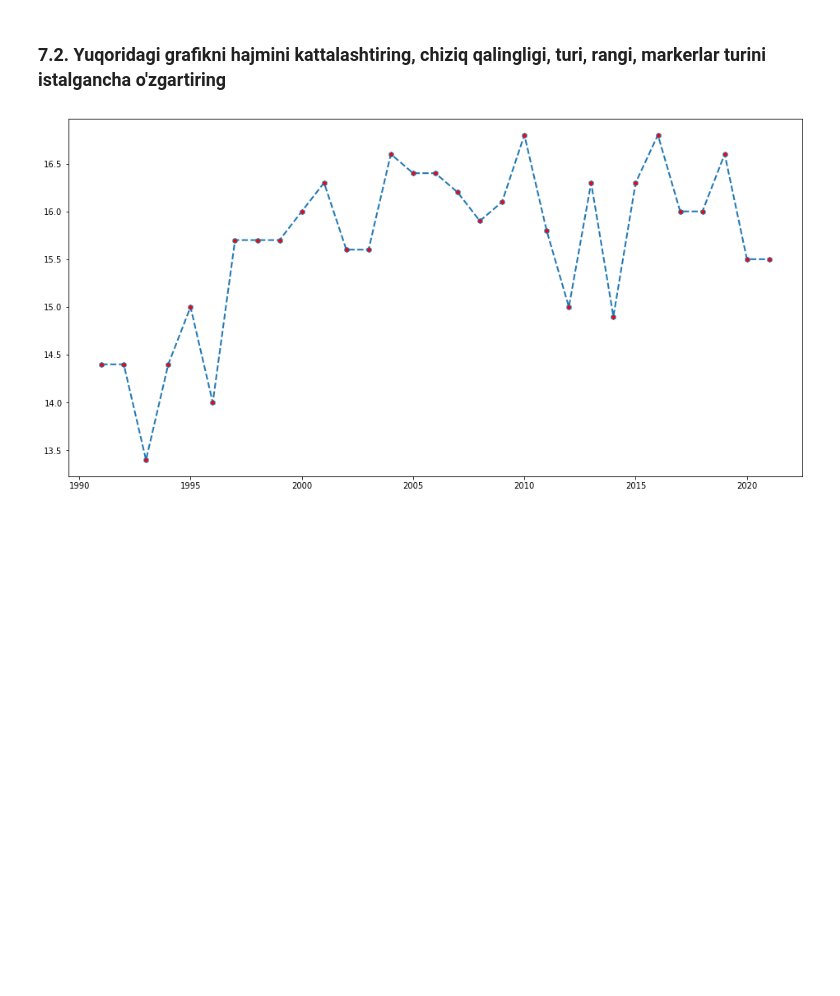
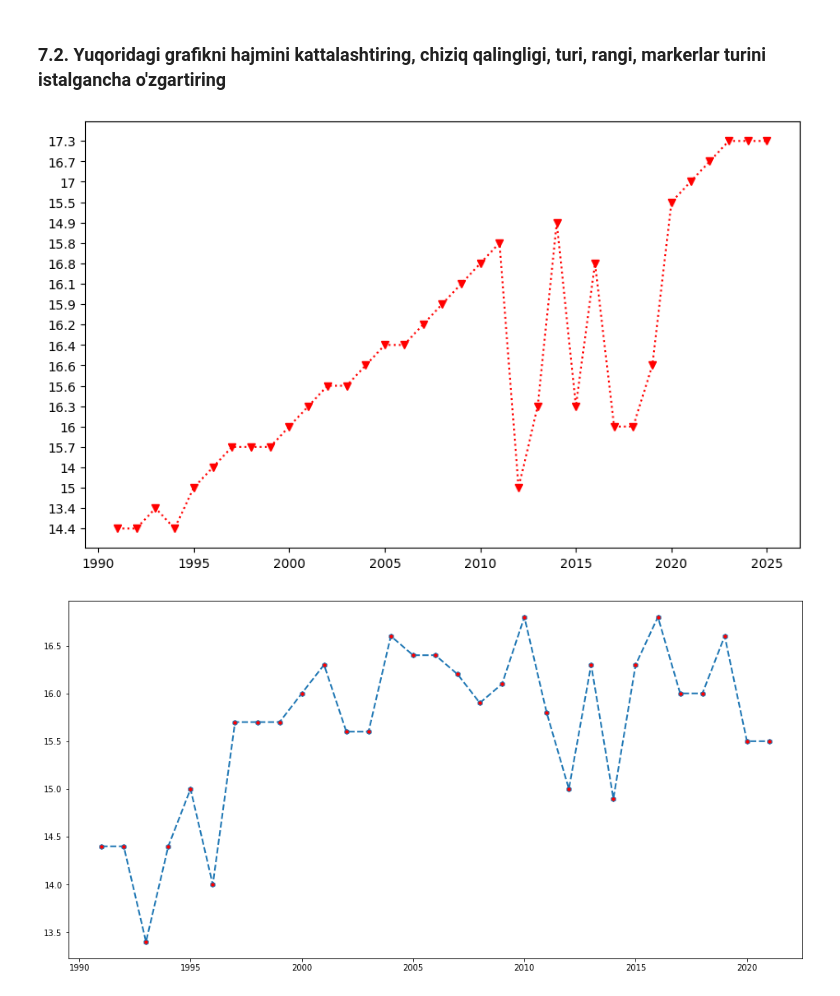
Before and after one commit to IlyasNasirov/notebook, a Jupyter notebook: 04_VISUAL_AMALIYOT_01_matplotlib.ipynb, the cells around one changed output. Saved outputs shown, nothing was run; the diff lists cells and outputs as text; code cells hidden in the pictures; blank space fills up the shorter version.

```diff
--- a/04_VISUAL_AMALIYOT_01_matplotlib.ipynb
+++ b/04_VISUAL_AMALIYOT_01_matplotlib.ipynb
@@ -354,3 +360,14 @@ plt.show()
+# %%
+# JAVOBNI SHUYERGA YOZING
+plt.figure(figsize=(10,6))
+plt.plot(x,
+         linewidth=1.5,
+         linestyle=':',
+         color='r',
+         marker='v')
+plt.show()
+# %% [output]
+[figure, added]
 # %%
 #@title Javobga misol:
 x=df['T']
```
Also changed, not shown: parts of 8 cells of this notebook.
